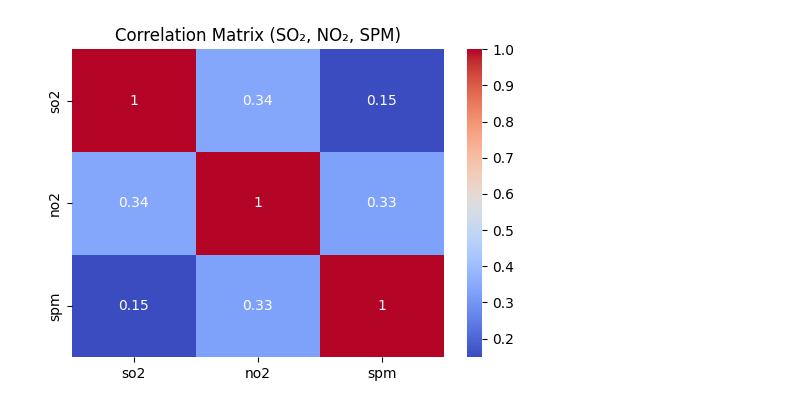
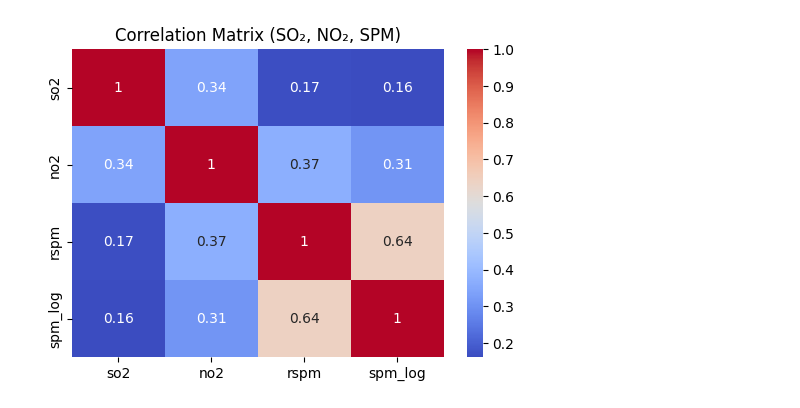
Before and after one commit to rajghosh06-dev/Pollution-Drift-Predictor, a Jupyter notebook: WEEK1/notebooks/week1_model_exploration.ipynb, the cells around one changed output. Saved outputs shown, nothing was run; the diff lists cells and outputs as text; code cells hidden in the pictures.

Commit message:
Update week1 Regressions
To reduce Error Percentage and improve Accuracy!

```diff
--- a/WEEK1/notebooks/week1_model_exploration.ipynb
+++ b/WEEK1/notebooks/week1_model_exploration.ipynb
@@ -63,3 +55,3 @@ dtype: int64
 # %%
 # Drop Sparse or Irrelevant Columns
-df.drop(columns=['pm2_5', 'stn_code', 'agency', 'location_monitoring_station'], inplace=True, errors='ignore')
+df.drop(columns=['pm2_5', 'sampling_date', 'stn_code', 'location_monitoring_station'], errors='ignore', inplace=True)
@@ -66,8 +63,20 @@ df.drop(columns=['pm2_5', 'stn_code', 'agency', 'location_monitoring_station'],
 # %%
 # Distribution of Key Pollutants
 df[['so2', 'no2', 'spm']].boxplot()
+
+print("Skewness:")
+print(df[['so2', 'no2', 'rspm', 'spm']].skew())
+
+df['spm_log'] = np.log1p(df['spm'])
+df['rspm_log'] = np.log1p(df['rspm'])
+
 plt.title("Pollutant Distribution (SO₂, NO₂, SPM)")
 plt.ylabel("Concentration (µg/m³)")
 plt.grid(True)
 plt.show()
+
+# HISTOGRAM
+df[['spm', 'spm_log']].hist(bins=50, figsize=(10, 4))
+plt.suptitle("SPM vs Log-SPM Distribution")
+plt.show()
 # %% [output]
@@ -97,9 +133,9 @@ plt.show()
 # %%
 # Correlation Heatmapss
 
 plt.figure(figsize=(6,4))
-sns.heatmap(df[['so2', 'no2', 'spm']].corr(), annot=True, cmap='coolwarm')
+sns.heatmap(df[['so2', 'no2', 'rspm', 'spm_log']].corr(), annot=True, cmap='coolwarm')
 plt.title("Correlation Matrix (SO₂, NO₂, SPM)")
 plt.show()
 # %% [output]
-[figure, old version]
+[figure, new version]
```
Also changed, not shown: parts of 22 cells of this notebook.
